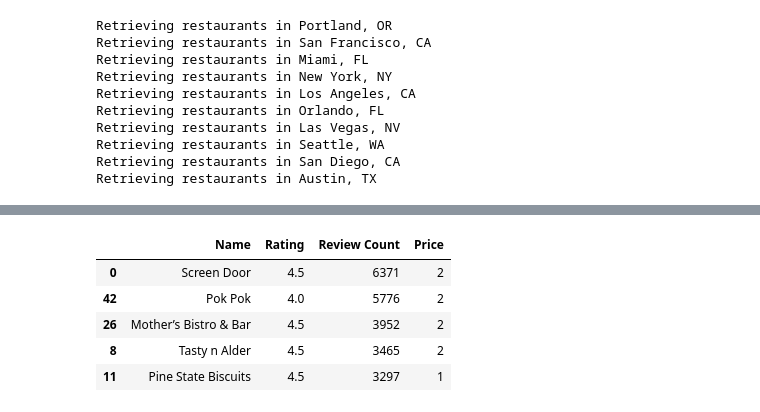
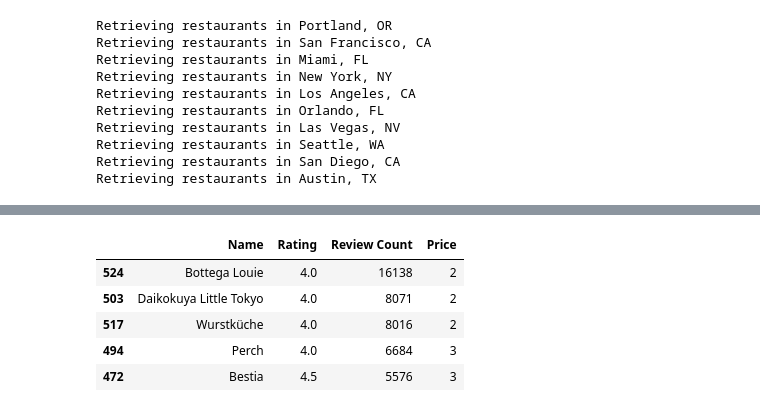
Before and after one commit to hmzskr/Project_1, a Jupyter notebook: Project1.ipynb, the cells around one changed output, grey strips where cells are left out. Cells and saved outputs as stored; diff of their text form; code cells hidden in the pictures.

```diff
--- a/Project1.ipynb
+++ b/Project1.ipynb
@@ -31,7 +32,7 @@ review_count_list = []
 price_list = []
 
 for city in cities:
-    yelp_params = {'location' : city, 'term': 'food', 'limit' : '50', 'sortby' : 'rating, review_count'}
+    yelp_params = {'location' : city, 'term': 'restaurants', 'limit' : '50'}
     yelp_response = requests.get(yelp_url, yelp_params, headers = yelp_headers)
     yelp_data = yelp_response.json()
     restaurant_data = yelp_data['businesses']
@@ -225,28 +216,28 @@ def extract_top(city_df):
 # %%
 # DataFrames for top 5 restaurants in each city
 
-portland_top = extract_top(portland_pd)
-sanfrancisco_top = extract_top(sanfrancisco_pd)
-miami_top = extract_top(miami_pd)
-sanfrancisco_top = extract_top(sanfrancisco_pd)
-newyork_top = extract_top(newyork_pd)
-losangeles_top = extract_top(losangeles_pd)
-orlando_top = extract_top(orlando_pd)
-lasvegas_top = extract_top(lasvegas_pd)
-seattle_top = extract_top(seattle_pd)
-sandiego_top = extract_top(sandiego_pd)
-austin_top = extract_top(austin_pd)
+portland_top = top_five(portland_pd)
+sanfrancisco_top = top_five(sanfrancisco_pd)
+miami_top = top_five(miami_pd)
+sanfrancisco_top = top_five(sanfrancisco_pd)
+newyork_top = top_five(newyork_pd)
+losangeles_top = top_five(losangeles_pd)
+orlando_top = top_five(orlando_pd)
+lasvegas_top = top_five(lasvegas_pd)
+seattle_top = top_five(seattle_pd)
+sandiego_top = top_five(sandiego_pd)
+austin_top = top_five(austin_pd)
 
 # Put them in a list
 
 cities_top = [portland_top, sanfrancisco_top, miami_top, newyork_top, losangeles_top, orlando_top, lasvegas_top,
              seattle_top, sandiego_top, austin_top]
 
-portland_top
+losangeles_top
 # %% [output]
 |  | Name | Rating | Review Count | Price |
-| 0 | Screen Door | 4.5 | 6371 | 2 |
-| 42 | Pok Pok | 4.0 | 5776 | 2 |
-| 26 | Mother’s Bistro & Bar | 4.5 | 3952 | 2 |
-| 8 | Tasty n Alder | 4.5 | 3465 | 2 |
-| 11 | Pine State Biscuits | 4.5 | 3297 | 1 |
+| 524 | Bottega Louie | 4.0 | 16138 | 2 |
+| 503 | Daikokuya Little Tokyo | 4.0 | 8071 | 2 |
+| 517 | Wurstküche | 4.0 | 8016 | 2 |
+| 494 | Perch | 4.0 | 6684 | 3 |
+| 472 | Bestia | 4.5 | 5576 | 3 |
```
Also changed, not shown: parts of 9 cells of this notebook, 1 other file.
